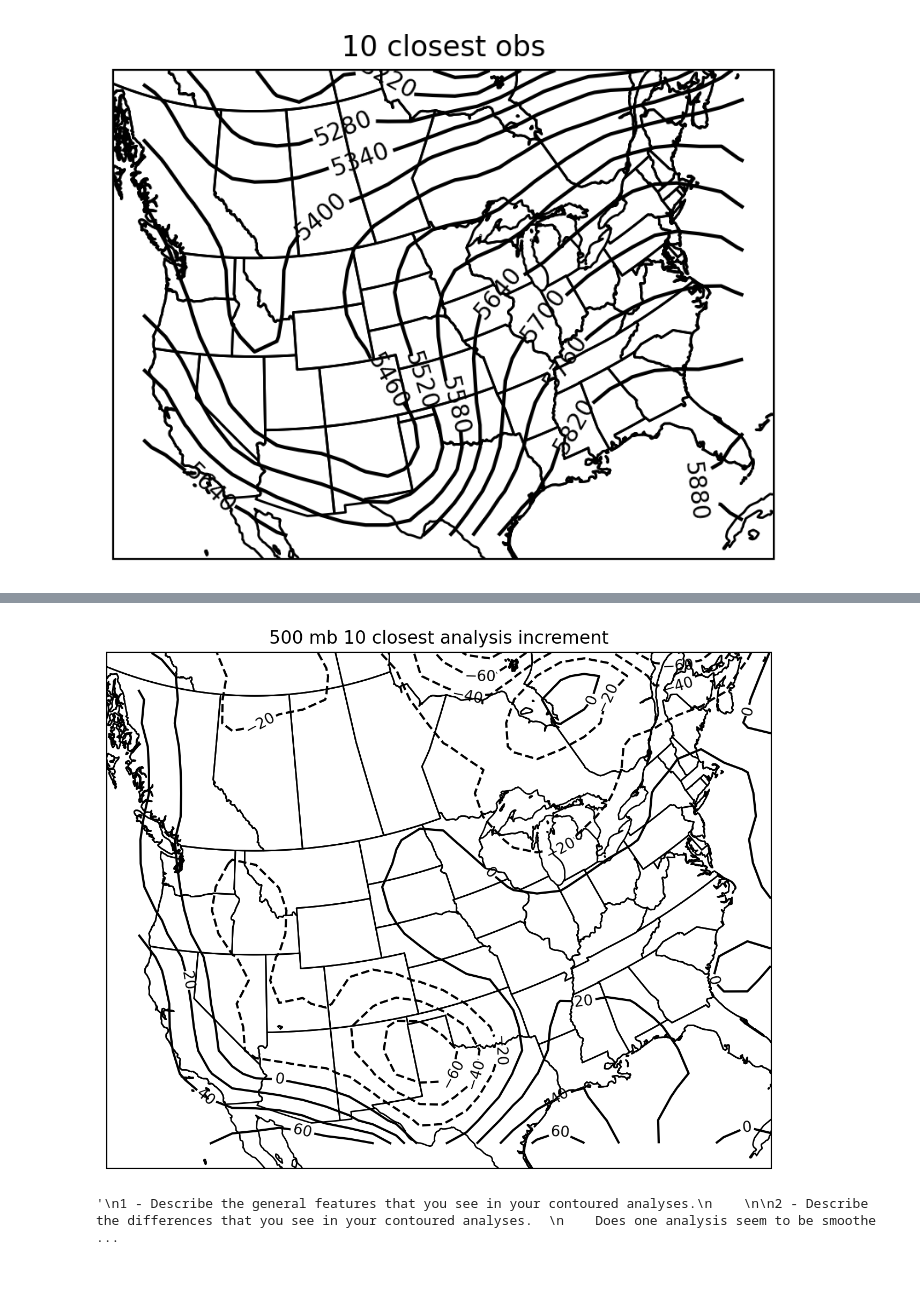
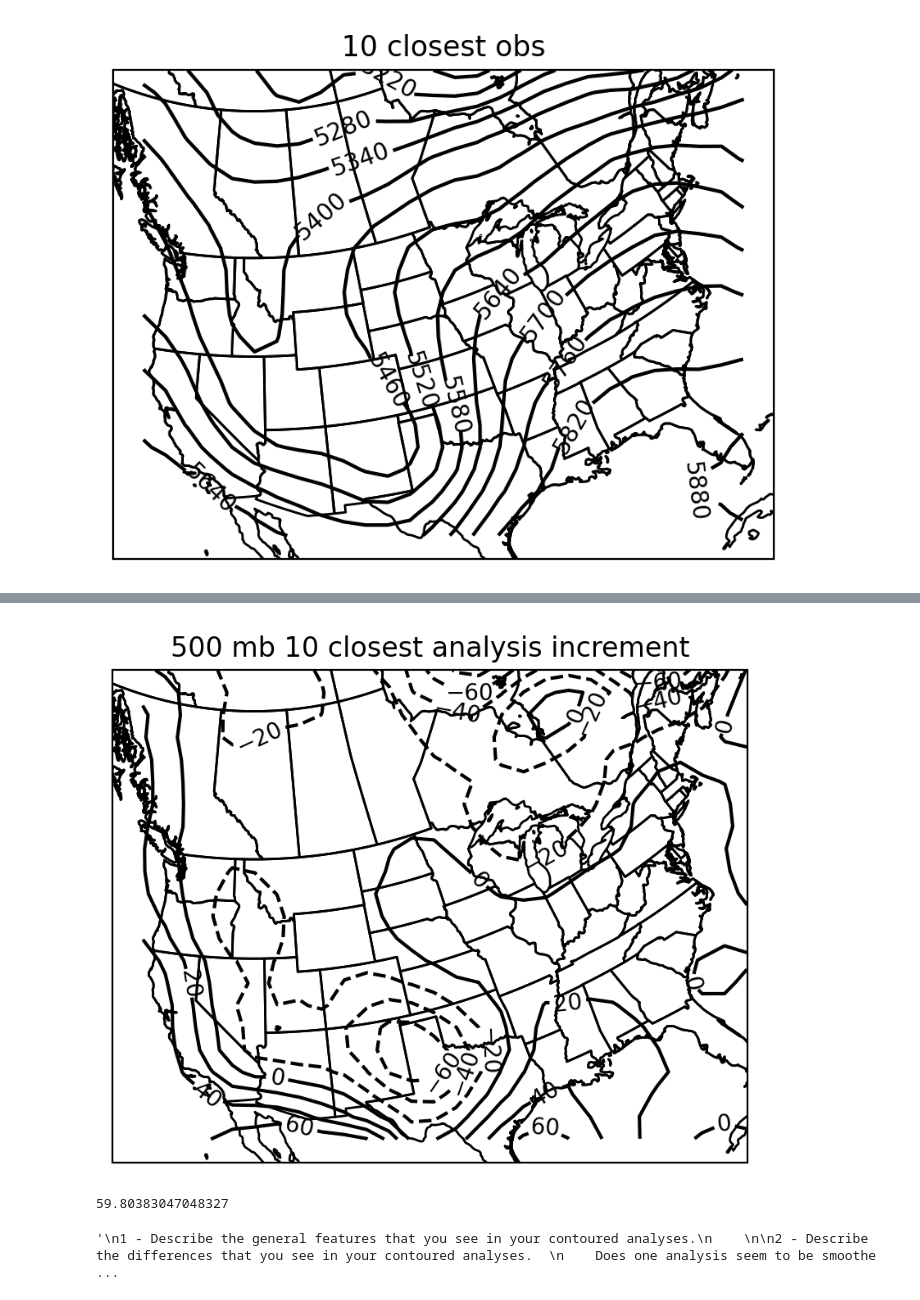
Before and after one commit to atcolehood/ATSC528, a Jupyter notebook: 03-Statistical_Objective_Analysis/statistical_oban.ipynb, the cells around one changed output, grey strips where cells are left out. Saved outputs shown, nothing was run; the diff lists cells and outputs as text; code cells hidden in the pictures.

```diff
--- a/03-Statistical_Objective_Analysis/statistical_oban.ipynb
+++ b/03-Statistical_Objective_Analysis/statistical_oban.ipynb
@@ -458,22 +458,22 @@ plt.show()
 # %%
 ### Calculate Analysis Differences
 f_a_diff3 = fa_10 - fb
 #print(f_a_diff)
 
 ### Plot Analysis Differences ###
 proj = ccrs.Stereographic(central_longitude=-115,central_latitude=90,true_scale_latitude=60)
-fig = plt.figure(figsize=(8,8),dpi=200)
+fig = plt.figure(figsize=(5,5),dpi=200)
 ax1 = fig.add_subplot(111,projection=proj)
 ax1.add_feature(cfeature.STATES)
 ax1.add_feature(cfeature.COASTLINE)
 
 #plot analysis (MAY NEED TO CHANGE VARIABLE NAMES/INDICES)#
 cs1 = ax1.contour(lamda,psi,f_a_diff3[:,:],colors='k',levels=np.arange(-800,800,20),transform=ccrs.PlateCarree())
 plt.clabel(cs1,levels=np.arange(-800,800,20))
 plt.title("500 mb 10 closest analysis increment")
 plt.show()
 # %% [output]
-[figure, old version]
+[figure, new version]
 # %%
 ### Store the analyses in text files ###
 with open('500mb_closest_2_analysis_increment.txt','wb') as f:
@@ -487,6 +487,76 @@ with open('500mb_closest_4_analysis_increment.txt','wb') as f:
 with open('500mb_closest_10_analysis_increment.txt','wb') as f:
     for line in f_a_diff3:
         np.savetxt(f, line, fmt='%.2f')
+# %%
+def forward_interp(x_ob_cm, y_ob_cm):
+    # x_k = x_ob*100
+    # y_k = y_ob*100
+    x_k = x_ob_cm
+    y_k = y_ob_cm
+    index_x = ((x_k - x0) / delx)
+    index_y = ((y_k - y0) / dely)
+    # print('index_x', index_x)
+    # print('index_y', index_y)
+    #flip x,y to j,i because rows then columns in python
+    # BLindex_j = int(np.floor(index_x))
+    # BLindex_i = int(np.floor(index_y))
+    x1 = int(np.floor(index_x))
+    y1 = int(np.floor(index_y))
+    x2 = int(np.ceil(index_x))
+    y2 = int(np.ceil(index_y))
+    if ((x1>21) or (x1<0) or (x2>21) or (x2<0) or (y1<0) or (y1>27) or (y2<0) or (y2>27)):
+        #print('fuck')
+
+        warr = np.zeros((28,22))
+        for i in range(len(x_g_cm)):
+            for j in range(len(x_g_cm[i])):
+                distance_ob_to_analysis = np.sqrt(((x_ob_cm-x_g[i, j])**2)+((y_ob_cm-y_g[i, j])**2))
+                dik = distance_ob_to_analysis
+                if distance_ob_to_analysis<re:
+                    w = np.exp((-dik**2)/Kd)
+                    warr[i, j] = w
+        booger = np.sum(warr*fb)/np.sum(warr)
+        if np.sum(warr)>0:
+            return booger
+        else:
+            return np.nan
+
+    x1v = x_calculation[x1]
+    y1v = y_calculation[y1]
+    x2v = x_calculation[x2]
+    y2v = y_calculation[y2]
+
+
+    a_matrix = np.array([[
+        1, x1v, y1v, x1v*y1v],
+        [1, x1v, y2v, x1v*y2v],
+        [1, x2v, y1v, x2v*y1v],
+        [1, x2v, y2v, x2v*y2v]])
+
+    # print(a_matrix)
+
+
+    b_matrix = np.array([
+                fb.T[x1, y1],
+                fb.T[x1, y2],
+                fb.T[x2, y1],
+                fb.T[x2, y2]])
+
+
+    coef = np.linalg.inv(a_matrix) @ b_matrix
+
+    pt = np.asarray([1,x_ob_cm, y_ob_cm, x_ob_cm * y_ob_cm])
+
+    result = pt@coef
+
+    return result
+
+
+
+varr = np.sqrt(np.nansum((g_h-thing2)**2)/len(thing2[~np.isnan(thing2)]))
+print(varr)
+# %% [output]
+59.80383047048327
 # %%
 ### In a separte text file (or below), answer the following questions ###
 '''
```
Also changed, not shown: parts of 3 cells of this notebook.
